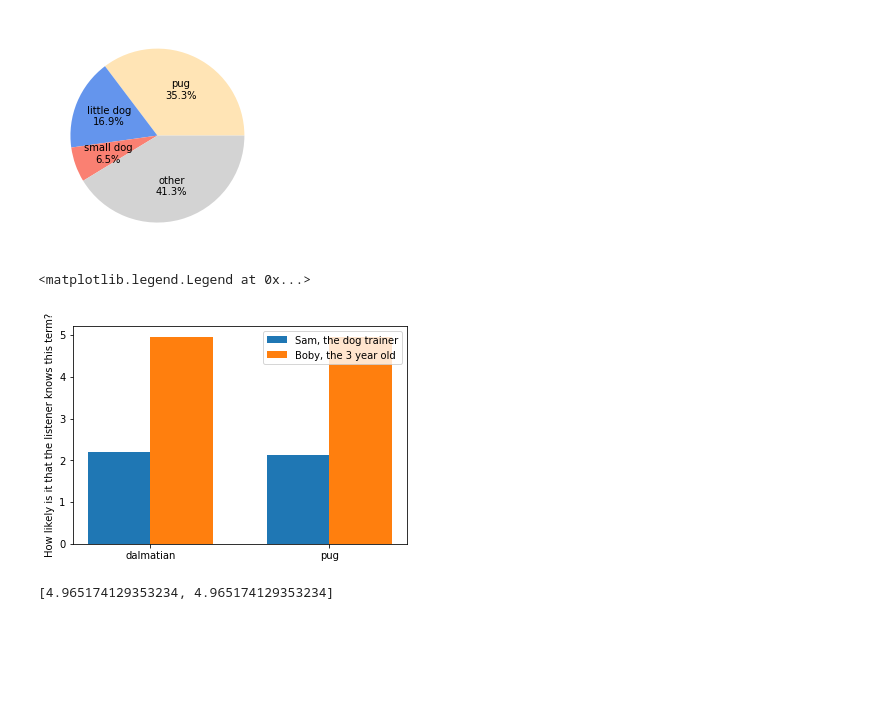
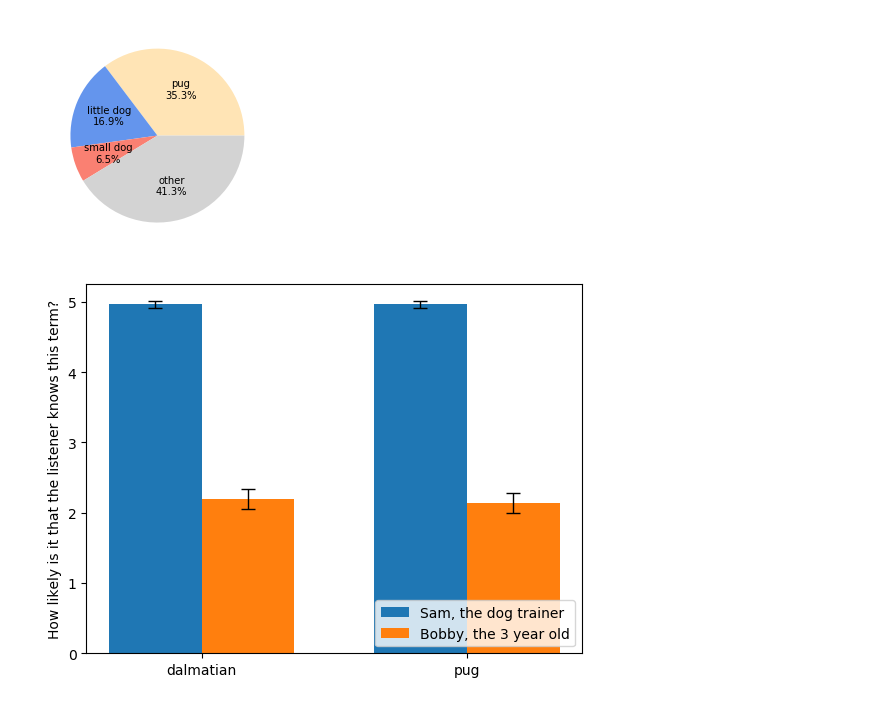
Before and after one commit to annak-k/vocabulary-mismatch-model, a Jupyter notebook: plots.ipynb, the cells around one changed output. Drawn from its saved outputs; the diff is of its cells as text; code cells hidden in the pictures; blank space fills up the shorter version.

Commit message:
Added error bars to visualizations of knowledge assessment responses. Changed mutant model in model.py to take exp before mutliplying by preferences, aligning with our intended formula.

```diff
--- a/plots.ipynb
+++ b/plots.ipynb
@@ -141,32 +141,58 @@ make_pie_plot(["pug", "little dog", "small dog"],
 [figure]
 # %%
 import matplotlib.pyplot as plt
+
 import seaborn as sns
+import numpy as np
+import scipy.stats
+import statsmodels.stats.api as sms
+
 
 labels = ["dalmatian", "pug"]
-sam_means = [
-    np.mean([int(item) for item in dog_data["Unnamed: 15"][4:]]),
-    np.mean([int(item) for item in dog_data["Unnamed: 16"][4:]])]
-bobby_means = [
-    np.mean([int(item) for item in dog_data["Unnamed: 13"][4:]]),
-    np.mean([int(item) for item in dog_data["Unnamed: 14"][4:]])]
+
+bobby_results = [
+    [int(item) for item in dog_data["Unnamed: 15"][4:]],
+    [int(item) for item in dog_data["Unnamed: 16"][4:]]]
+sam_results = [
+    [int(item) for item in dog_data["Unnamed: 13"][4:]],
+    [int(item) for item in dog_data["Unnamed: 14"][4:]]]
+
+bobby_means = [np.mean(item) for item in bobby_results]
+sam_means = [np.mean(item) for item in sam_results]
+
+bobby_error = [np.mean(item) - sms.DescrStatsW(item).tconfint_mean()[0]
+               for item in bobby_results]
+sam_error = [np.mean(item) - sms.DescrStatsW(item).tconfint_mean()[0]
+               for item in sam_results]
+
+
+# bobby_error = [
+#     np.std([int(item) for item in dog_data["Unnamed: 15"][4:]]),
+#     np.std([int(item) for item in dog_data["Unnamed: 16"][4:]])]
+# sam_error = [
+#     np.std([int(item) for item in dog_data["Unnamed: 13"][4:]]),
+#     np.std([int(item) for item in dog_data["Unnamed: 14"][4:]])]
+
 
 x = np.arange(len(labels))  # the label locations
 width = 0.35  # the width of the bars
 
 fig, ax = plt.subplots()
-rects1 = ax.bar(x - width/2, sam_means, width, label='Sam, the dog trainer')
-rects2 = ax.bar(x + width/2, bobby_means, width, label='Boby, the 3 year old')
+rects1 = ax.bar(x - width/2, sam_means, width, label='Sam, the dog trainer',capsize=5)
+for i in range(len(sam_means)):
+    ax.errorbar(x=i - width/2, y=sam_means[i], yerr=sam_error[i],c="black",capsize=5,
+                elinewidth=1, capthick=1)
+rects2 = ax.bar(x + width/2, bobby_means, width, label='Bobby, the 3 year old',capsize=5)
+for i in range(len(bobby_means)):
+    ax.errorbar(x=i + width/2, y=bobby_means[i], yerr=bobby_error[i],c="black",capsize=5,
+                elinewidth=1, capthick=1)
 
 # Add some text for labels, title and custom x-axis tick labels, etc.
 ax.set_ylabel('How likely is it that the listener knows this term?')
 ax.set_xticks(x)
 ax.set_xticklabels(labels)
-ax.legend()
+ax.legend(loc='lower right')
+
+plt.savefig("knowledge_assessment.png", dpi=500)
 # %% [output]
-<matplotlib.legend.Legend at 0x...>
-[figure, old version]
+[figure, new version]
-# %%
-bobby_means
-# %% [output]
-[4.965174129353234, 4.965174129353234]
```
Also changed, not shown: 4 other files.
